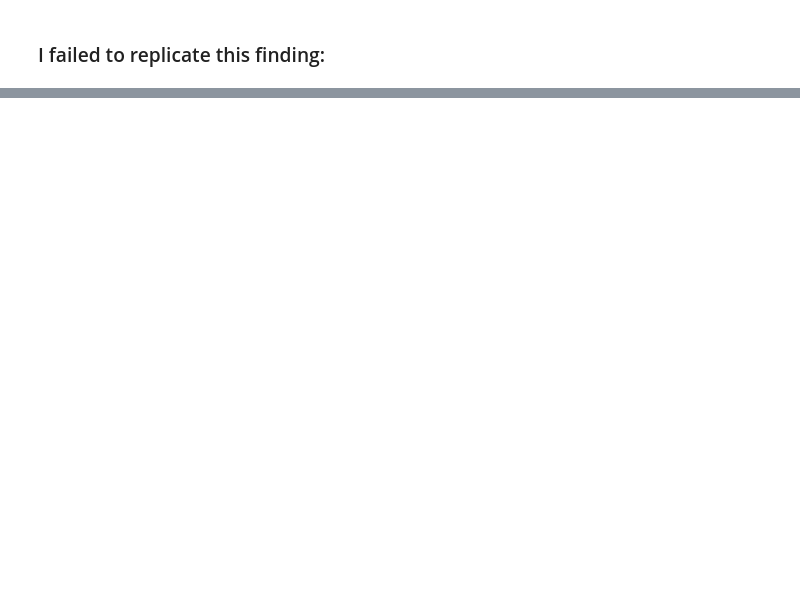
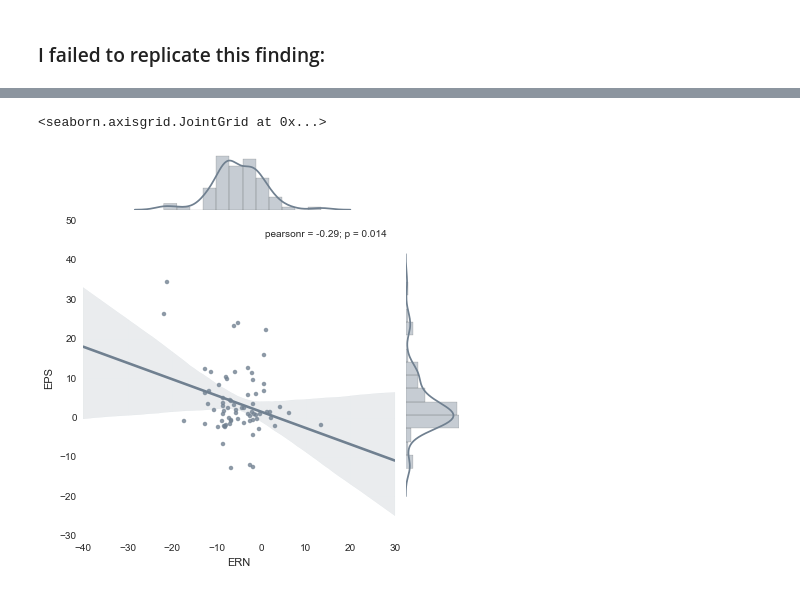
Before and after one commit to meli-lewis/rp_hajcak-foti, a Jupyter notebook: RP_Hajcak_Foti.ipynb, the cells around one changed output, grey strips where cells are left out. Drawn from its saved outputs; the diff is of its cells as text; code cells hidden in the pictures; blank space fills up the shorter version.

Commit message:
added data from collaboration and original ERPs

```diff
--- a/RP_Hajcak_Foti.ipynb
+++ b/RP_Hajcak_Foti.ipynb
@@ -61,0 +133,9 @@ sns.jointplot(error_trials['ERN'],error_trials['EPS'],kind="reg",stat_func=pears
+# %%
+collaboration = pd.read_csv('collaboration.csv')
+# %%
+collaboration.rename(columns={'ERN (window difference wave)':'ERN','Error-potentiated startle':'EPS'},inplace=True)
+# %%
+sns.jointplot(collaboration['ERN'],collaboration['EPS'],kind="reg",stat_func=pearsonr, color = "slategray")
+# %% [output]
+<seaborn.axisgrid.JointGrid at 0x...>
+[figure, added]
```
Also changed, not shown: parts of 35 cells of this notebook, 4 other files.
